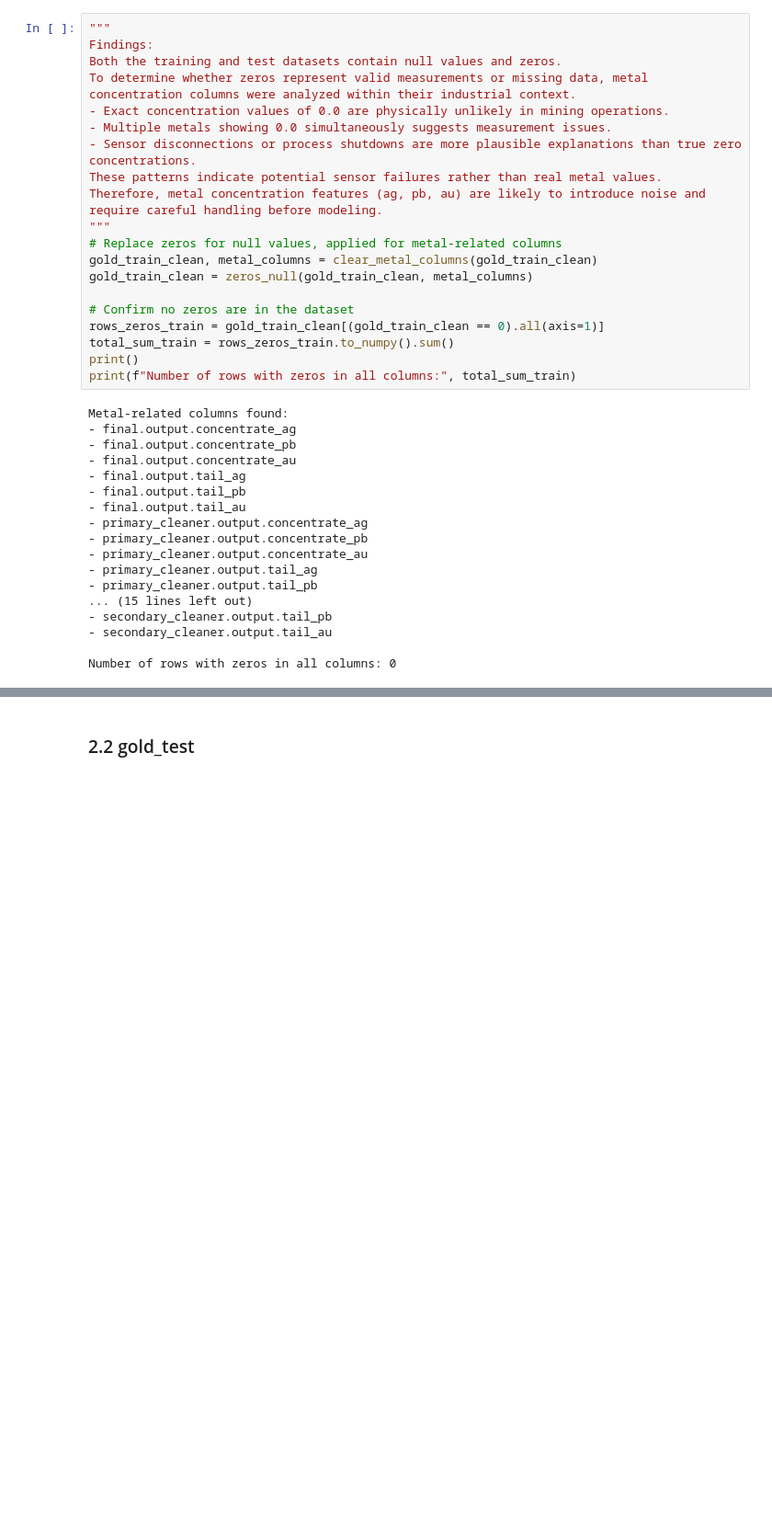
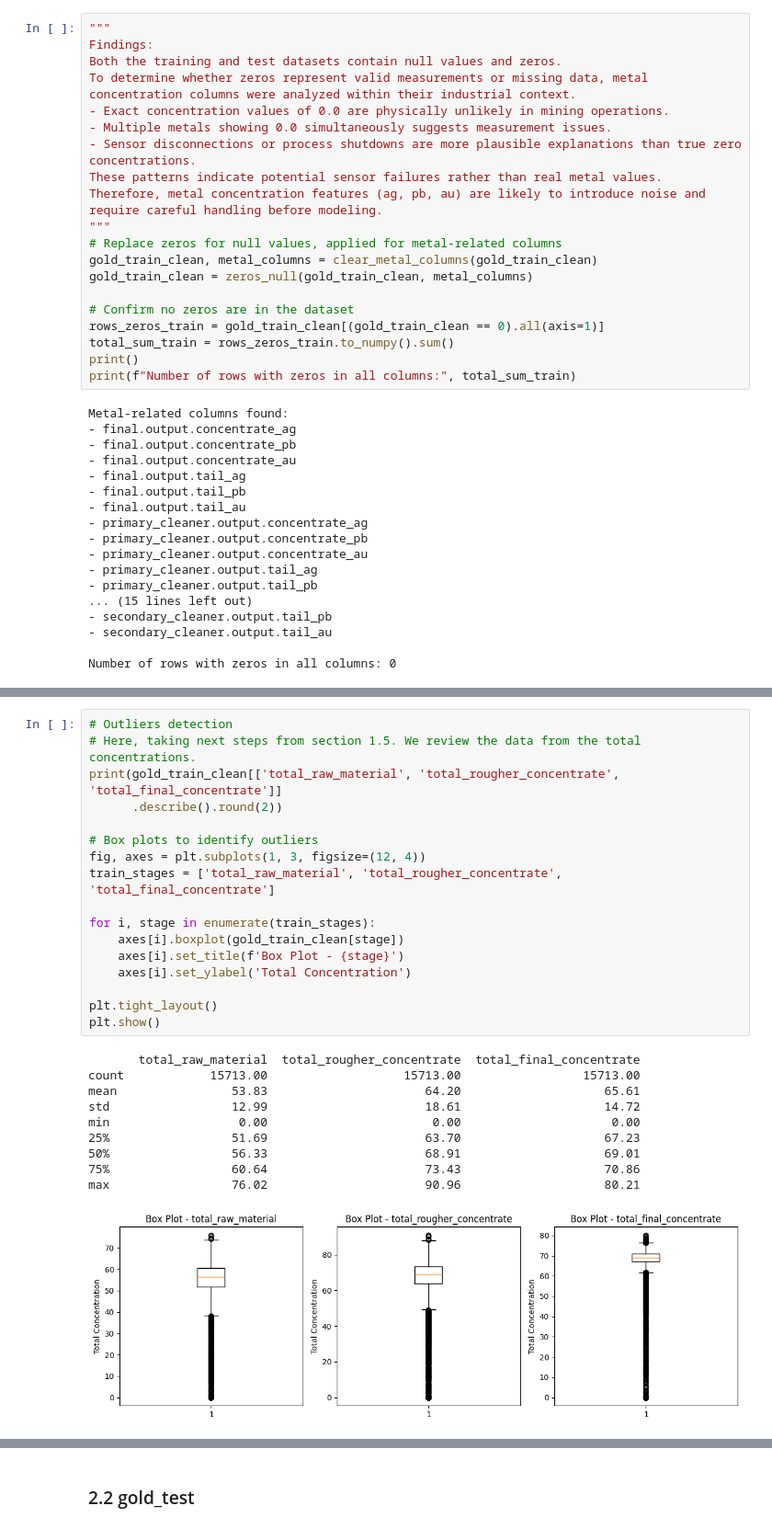
Before and after one commit to alangudi417/industrial-gold-recovery-prediction, a Jupyter notebook: notebooks/gold_recovery.ipynb, the cells around one changed output, grey strips where cells are left out. Shown at 92% size. Saved outputs shown, nothing was run; the diff lists cells and outputs as text; blank space fills up the shorter version.

```diff
--- a/notebooks/gold_recovery.ipynb
+++ b/notebooks/gold_recovery.ipynb
@@ -316,0 +399,28 @@ gold_train_clean = remove_high_null(gold_train_clean, 'percent', 30)
+# %%
+# Outliers detection
+# Here, taking next steps from section 1.5. We review the data from the total concentrations.
+print(gold_train_clean[['total_raw_material', 'total_rougher_concentrate', 'total_final_concentrate']]
+      .describe().round(2))
+
+# Box plots to identify outliers
+fig, axes = plt.subplots(1, 3, figsize=(12, 4))
+train_stages = ['total_raw_material', 'total_rougher_concentrate', 'total_final_concentrate']
+
+for i, stage in enumerate(train_stages):
+    axes[i].boxplot(gold_train_clean[stage])
+    axes[i].set_title(f'Box Plot - {stage}')
+    axes[i].set_ylabel('Total Concentration')
+
+plt.tight_layout()
+plt.show()
+# %% [output]
+       total_raw_material  total_rougher_concentrate  total_final_concentrate
+count            15713.00                   15713.00                 15713.00
+mean                53.83                      64.20                    65.61
+std                 12.99                      18.61                    14.72
+min                  0.00                       0.00                     0.00
+25%                 51.69                      63.70                    67.23
+50%                 56.33                      68.91                    69.01
+75%                 60.64                      73.43                    70.86
+max                 76.02                      90.96                    80.21
+[figure, added]
```
Also changed, not shown: parts of 24 cells of this notebook.
